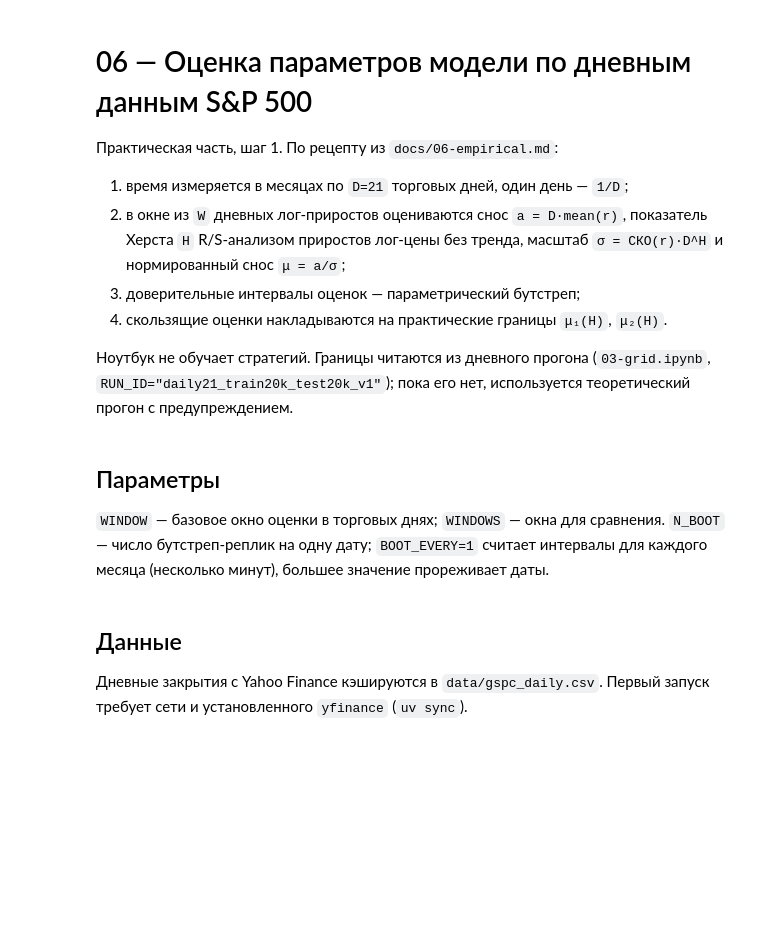
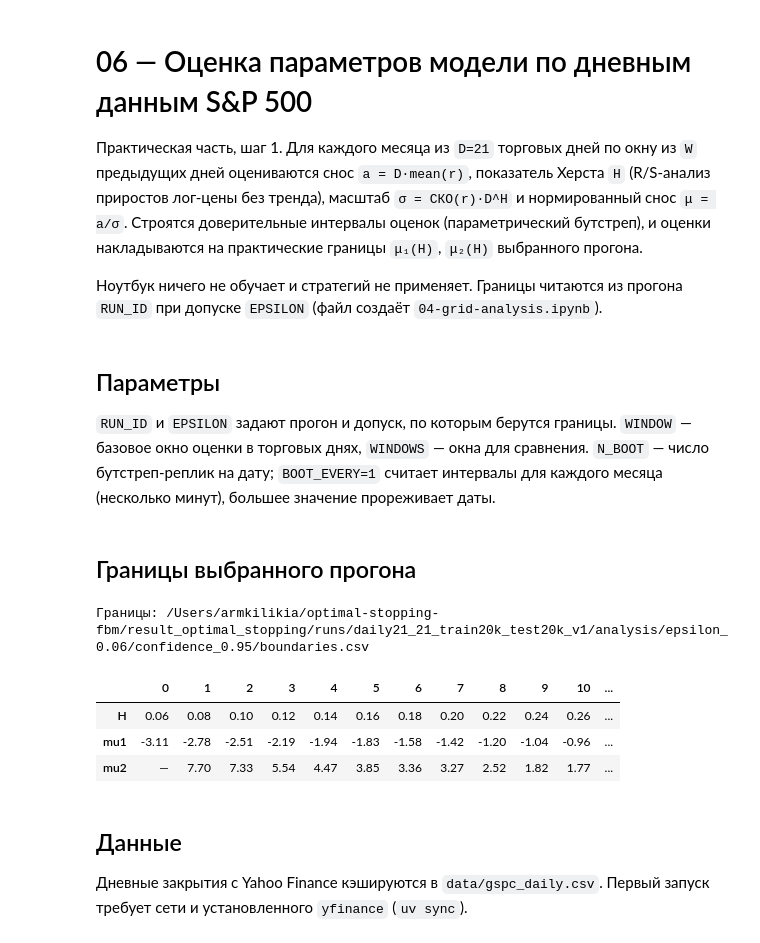
Before and after one commit to Kilikia123/optimal-stopping-fbm, a Jupyter notebook: notebooks/06-estimation.ipynb, the cells around one changed output. Drawn from its saved outputs; the diff is of its cells as text; code cells hidden in the pictures; blank space fills up the shorter version.

```diff
--- a/notebooks/06-estimation.ipynb
+++ b/notebooks/06-estimation.ipynb
@@ -1,18 +1,14 @@
 # %% [markdown]
 # 06 — Оценка параметров модели по дневным данным S&P 500
 
-Практическая часть, шаг 1. По рецепту из `docs/06-empirical.md`:
+Практическая часть, шаг 1. Для каждого месяца из `D=21` торговых дней по окну из `W`
+предыдущих дней оцениваются снос `a = D·mean(r)`, показатель Херста `H` (R/S-анализ
+приростов лог-цены без тренда), масштаб `σ = СКО(r)·D^H` и нормированный снос
+`μ = a/σ`. Строятся доверительные интервалы оценок (параметрический бутстреп), и
+оценки накладываются на практические границы `μ₁(H)`, `μ₂(H)` выбранного прогона.
 
-1. время измеряется в месяцах по `D=21` торговых дней, один день — `1/D`;
-2. в окне из `W` дневных лог-приростов оцениваются снос `a = D·mean(r)`, показатель
-   Херста `H` R/S-анализом приростов лог-цены без тренда, масштаб `σ = СКО(r)·D^H`
-   и нормированный снос `μ = a/σ`;
-3. доверительные интервалы оценок — параметрический бутстреп;
-4. скользящие оценки накладываются на практические границы `μ₁(H)`, `μ₂(H)`.
-
-Ноутбук не обучает стратегий. Границы читаются из дневного прогона
-(`03-grid.ipynb`, `RUN_ID="daily21_train20k_test20k_v1"`); пока его нет,
-используется теоретический прогон с предупреждением.
+Ноутбук ничего не обучает и стратегий не применяет. Границы читаются из прогона
+`RUN_ID` при допуске `EPSILON` (файл создаёт `04-grid-analysis.ipynb`).
 # %%
 from pathlib import Path
 
@@ -41,7 +37,8 @@ from osfbm.policy_bank import CASH, HOLD, POLICY, Boundaries
 # %% [markdown]
 ## Параметры
 
-`WINDOW` — базовое окно оценки в торговых днях; `WINDOWS` — окна для сравнения.
-`N_BOOT` — число бутстреп-реплик на одну дату; `BOOT_EVERY=1` считает интервалы
-для каждого месяца (несколько минут), большее значение прореживает даты.
+`RUN_ID` и `EPSILON` задают прогон и допуск, по которым берутся границы. `WINDOW` —
+базовое окно оценки в торговых днях, `WINDOWS` — окна для сравнения. `N_BOOT` — число
+бутстреп-реплик на дату; `BOOT_EVERY=1` считает интервалы для каждого месяца
+(несколько минут), большее значение прореживает даты.
 # %%
@@ -62,4 +57,21 @@ OUT = ROOT / "result_optimal_stopping" / "empirical" / "estimation"
 OUT.mkdir(parents=True, exist_ok=True)
+# %% [markdown]
+## Границы выбранного прогона
+# %%
+RUN_DIR = ROOT / "result_optimal_stopping" / "runs" / RUN_ID
+BOUNDARIES_CSV = RUN_DIR / "analysis" / f"epsilon_{EPSILON:g}" / f"confidence_{CONFIDENCE:g}" / "boundaries.csv"
+if not BOUNDARIES_CSV.exists():
+    raise SystemExit(f"Нет файла границ {BOUNDARIES_CSV}: выполните 04-grid-analysis.ipynb "
+                     f"с RUN_ID={RUN_ID!r} и EPSILON={EPSILON:g}")
+boundaries = Boundaries.from_csv(BOUNDARIES_CSV, EPSILON, RUN_ID)
+print("Границы:", BOUNDARIES_CSV)
+display(boundaries.frame().T.style.format(precision=2, na_rep="—"))
+# %% [output]
+Границы: /Users/armkilikia/optimal-stopping-fbm/result_optimal_stopping/runs/daily21_21_train20k_test20k_v1/analysis/epsilon_0.06/confidence_0.95/boundaries.csv
+|  | 0 | 1 | 2 | 3 | 4 | 5 | 6 | 7 | 8 | 9 | 10 | ... |
+| H | 0.06 | 0.08 | 0.10 | 0.12 | 0.14 | 0.16 | 0.18 | 0.20 | 0.22 | 0.24 | 0.26 | ... |
+| mu1 | -3.11 | -2.78 | -2.51 | -2.19 | -1.94 | -1.83 | -1.58 | -1.42 | -1.20 | -1.04 | -0.96 | ... |
+| mu2 | — | 7.70 | 7.33 | 5.54 | 4.47 | 3.85 | 3.36 | 3.27 | 2.52 | 1.82 | 1.77 | ... |
 # %% [markdown]
 ## Данные
 
```
Also changed, not shown: parts of 11 cells of this notebook, 7 other files.
